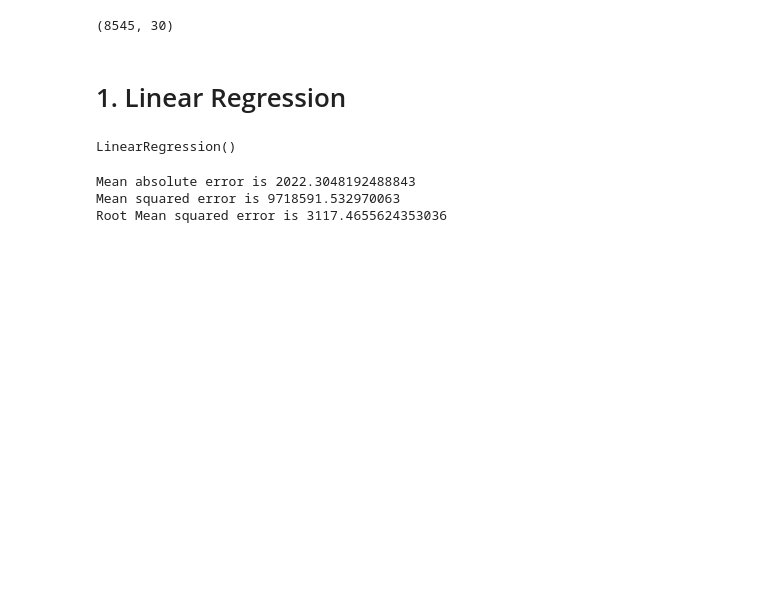
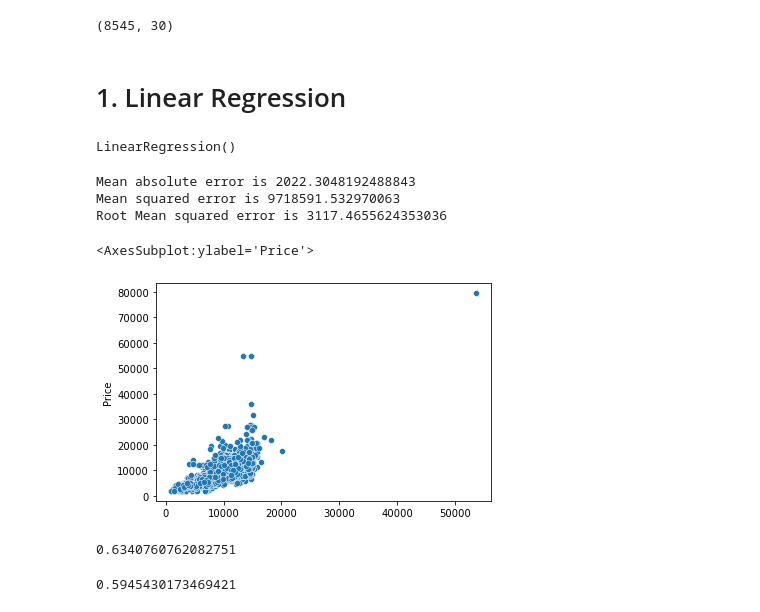
Before and after one commit to bhavnish97/FlightPricePrediction, a Jupyter notebook: FlightFarePrediction.ipynb, the cells around one changed output. Cells and saved outputs as stored; diff of their text form; code cells hidden in the pictures; blank space fills up the shorter version.

```diff
--- a/FlightFarePrediction.ipynb
+++ b/FlightFarePrediction.ipynb
@@ -422,3 +422,16 @@ print("Root Mean squared error is {}".format(np.sqrt(mean_squared_error(y_test,
 Mean absolute error is 2022.3048192488843
 Mean squared error is 9718591.532970063
 Root Mean squared error is 3117.4655624353036
+# %%
+sns.scatterplot(y_pred, y_test)
+# %% [output]
+<AxesSubplot:ylabel='Price'>
+[figure, added]
+# %%
+model.score(Scaled_Xtrain, y_train)
+# %% [output]
+0.6340760762082751
+# %%
+model.score(Scaled_Xtest, y_test)
+# %% [output]
+0.5945430173469421
```
Also changed, not shown: parts of 9 cells of this notebook.
